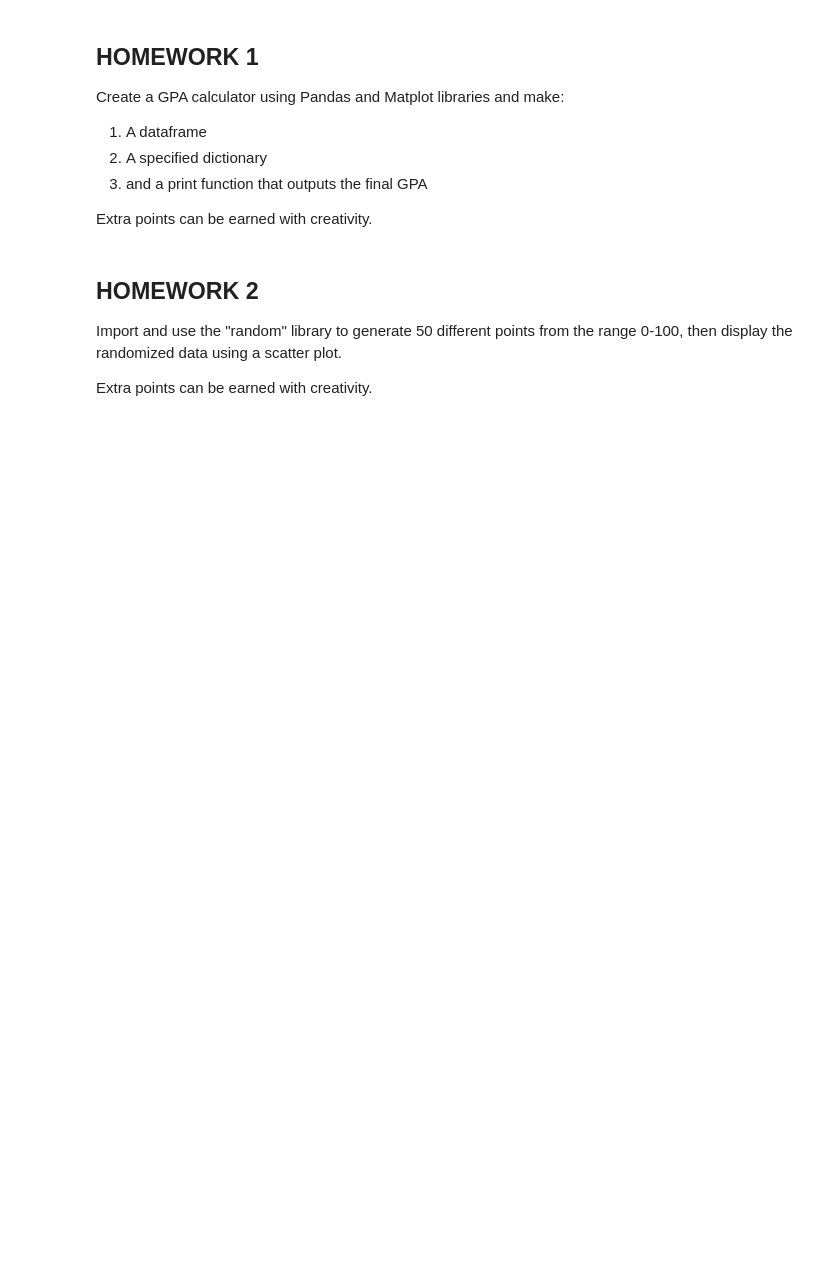
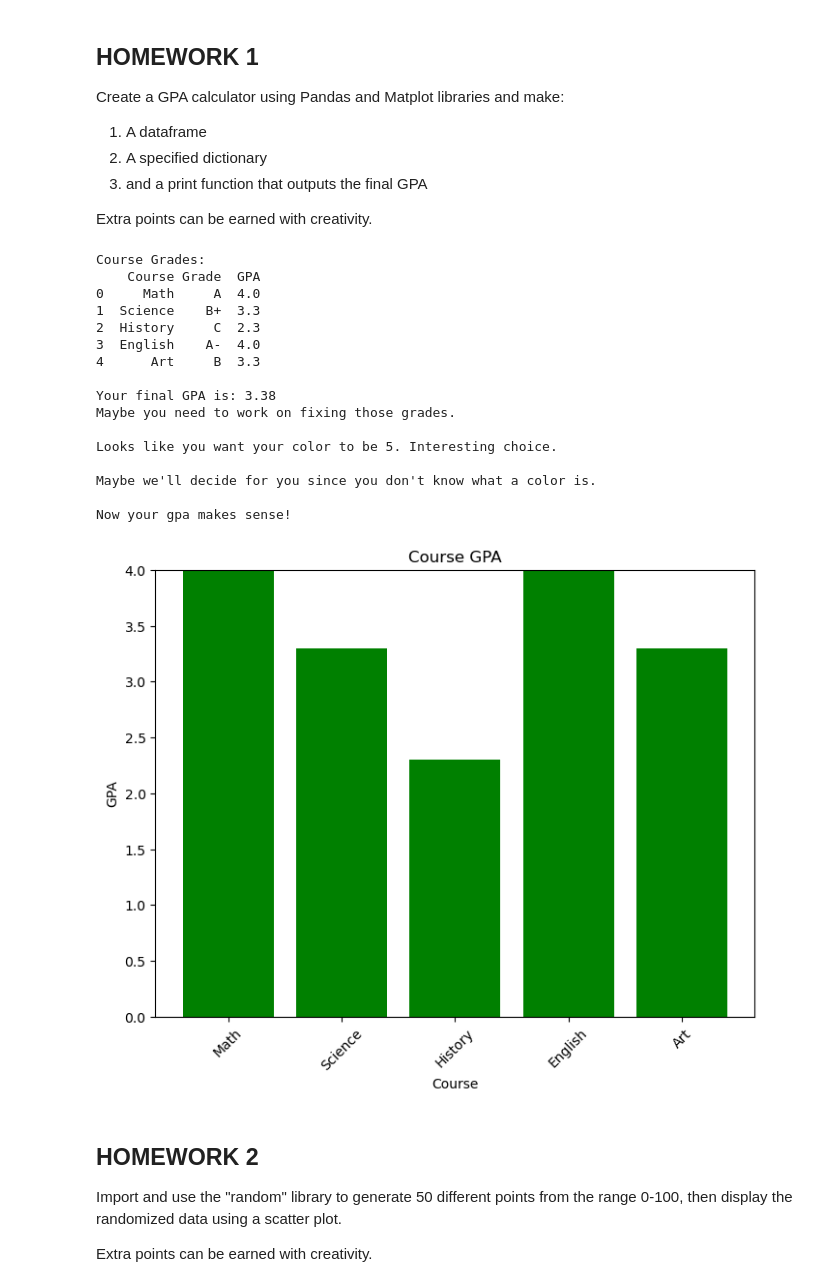
Before and after one commit to iKAN2025/student, a Jupyter notebook: _notebooks/2023-10-26-Python-Libraries.ipynb, the cells around one changed output. Saved outputs shown, nothing was run; the diff lists cells and outputs as text; code cells hidden in the pictures; blank space fills up the shorter version.

```diff
--- a/_notebooks/2023-10-26-Python-Libraries.ipynb
+++ b/_notebooks/2023-10-26-Python-Libraries.ipynb
@@ -264,15 +264,15 @@ import matplotlib.pyplot as plt
 
 # Define a sample GPA scale
 grades = {
-    'A+': 4.0,
+    'A+': 4.0, #standardizs grading (A's are 4, B's are 3.3, C's are 2.3, and Ds are 1)
     'A': 4.0,
-    'A-': 3.7,
+    'A-': 4.0,
     'B+': 3.3,
-    'B': 3.0,
-    'B-': 2.7,
+    'B': 3.3,
+    'B-': 3.3,
     'C+': 2.3,
-    'C': 2.0,
-    'C-': 1.7,
+    'C': 2.3,
+    'C-': 2.3,
     'D': 1.0,
     'F': 0.0,
 }
@@ -284,34 +284,77 @@ course_grades = {
     'History': 'C',
     'English': 'A-',
     'Art': 'B',
 }
 
 # Create a Pandas DataFrame from the course_grades dictionary
 df = pd.DataFrame({'Course': list(course_grades.keys()), 'Grade': list(course_grades.values())})
 
 # Convert letter grades to GPA
 df['GPA'] = df['Grade'].map(grades)
 
 # Calculate the overall GPA
 total_gpa = df['GPA'].mean()
 
 # Print the DataFrame
 print("Course Grades:")
 print(df)
 
 # Print the final GPA
 print(f"\nYour final GPA is: {total_gpa:.2f}")
 
+if total_gpa > 3.4:    #interaction with user/dynamuc
+    print("Congrats! You have a good gpa!")
+else:
+    print("Maybe you need to work on fixing those grades.")
+
+
 # Create a bar chart to visualize the GPA per course
+
+
+
+
+
 plt.figure(figsize=(8, 6))
-plt.bar(df['Course'], df['GPA'], color='skyblue')
+try: #try except block, avoid error in code
+    color_graph = input("What color do you want your graph to be?") #user input decides color
+    print("\nLooks like you want your color to be " + color_graph + ". Interesting choice.")
+
+    plt.bar(df['Course'], df['GPA'], color=color_graph)
+except ValueError:
+    print("\nMaybe we'll decide for you since you don't know what a color is.")
+    if total_gpa > 3.4:    #interaction with user/dynamic
+        print("\nWeird considering how high your GPA is....suspicious")
+    else:
+        print("\nNow your gpa makes sense!")
+    color_graph = "green"
+    plt.bar(df['Course'], df['GPA'], color=color_graph)
+
+
 plt.title('Course GPA')
 plt.xlabel('Course')
 plt.ylabel('GPA')
 plt.xticks(rotation=45)
 plt.ylim(0, 4.0)
 
 plt.show()
+# %% [output]
+Course Grades:
+    Course Grade  GPA
+0     Math     A  4.0
+1  Science    B+  3.3
+2  History     C  2.3
+3  English    A-  4.0
+4      Art     B  3.3
+
+Your final GPA is: 3.38
+Maybe you need to work on fixing those grades.
+
+Looks like you want your color to be 5. Interesting choice.
+
+Maybe we'll decide for you since you don't know what a color is.
+
+Now your gpa makes sense!
+[figure, added]
 # %% [markdown]
 ## HOMEWORK 2
 
```
Also changed, not shown: parts of 5 cells of this notebook.
